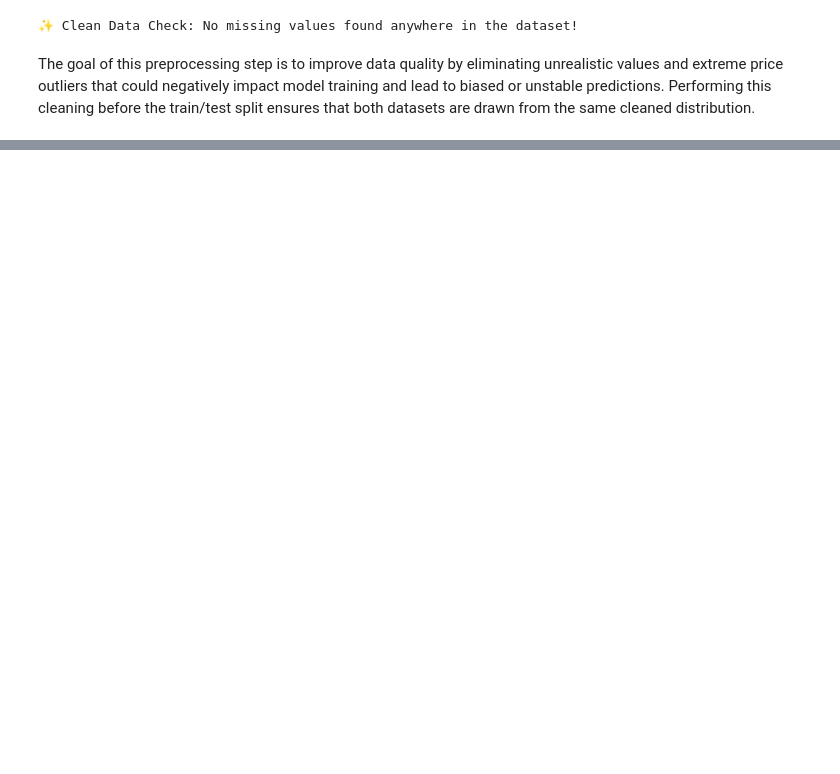
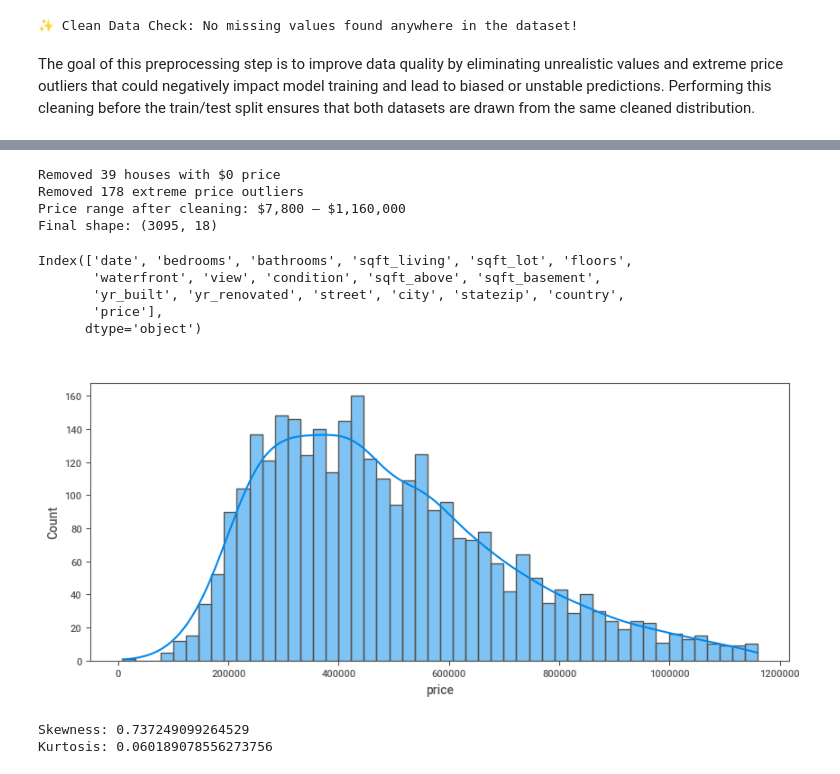
Before and after one commit to MaykInvest/House_Prices_Prediction, a Jupyter notebook: project.ipynb, the cells around one changed output, grey strips where cells are left out. Saved outputs shown, nothing was run; the diff lists cells and outputs as text; code cells hidden in the pictures; blank space fills up the shorter version.

Commit message:
split the data, did the EDA and feature engeneering and finish with the pipeline for today

```diff
--- a/project.ipynb
+++ b/project.ipynb
@@ -291,4 +285,4 @@ Number of duplicate rows Now: 0
 # this code will standardize the column names by replacing spaces with underscores, converting all characters to lowercase,
 # and stripping any leading or trailing whitespace from the column names in the DataFrame df. This is a common practice to ensure that column names
 # are consistent and easier to work with in code.
-df2.columns = (df2.columns.str.replace(' ', '_').str.lower().str.strip())
+dfc.columns = (dfc.columns.str.replace(' ', '_').str.lower().str.strip())
@@ -335,15 +339,17 @@ X_train, X_test, y_train, y_test = train_test_split(X, y, test_size=0.2, random_
 # %%
-# Calculate absolute counts and percentages of missing data per column
-missing_counts = df.isna().sum()
-missing_percentages = (df.isna().sum() / len(df)) * 100
+# Combine X_train and y_train into a single DataFrame for easier analysis
+train_full = X_train.copy()      # take the features-only train data
+train_full['price'] = y_train    # add the price column back, row-matched
 
-# Combine the results into a clean summary table
+# Now you can check missing values, run EDA, plot distributions, etc. on train_full
+missing_counts = train_full.isna().sum()
+missing_percentages = (train_full.isna().sum() / len(train_full) * 100).round(2)
+
 missing_data_summary = pd.DataFrame({
     'Total Missing': missing_counts,
     'Percentage (%)': missing_percentages
 })
 
-# Filter out the columns that are 100% clean so we can focus on the trouble areas
 trouble_columns = missing_data_summary[missing_data_summary['Total Missing'] > 0].sort_values(by='Total Missing', ascending=False)
 
 if trouble_columns.empty:
@@ -405,0 +365,47 @@ dtype: object
+# %%
+# dfr naming means "dataframe ready"
+# Step 1: Remove impossible prices — a house cannot cost $0
+before = train_full.shape[0]
+df_train = train_full[train_full['price'] > 0]
+print(f"Removed {before - df_train.shape[0]} houses with $0 price")
+
+# Step 2: Remove extreme price outliers using IQR method
+Q1 = df_train['price'].quantile(0.25)
+Q3 = df_train['price'].quantile(0.75)
+IQR = Q3 - Q1
+
+lower_bound = Q1 - 1.5 * IQR
+upper_bound = Q3 + 1.5 * IQR
+
+before = df_train.shape[0]
+df_train = df_train[(df_train['price'] >= lower_bound) & (df_train['price'] <= upper_bound)]
+print(f"Removed {before - df_train.shape[0]} extreme price outliers")
+print(f"Price range after cleaning: ${df_train['price'].min():,.0f} — ${df_train['price'].max():,.0f}")
+print(f"Final shape: {df_train.shape}")
+# %% [output]
+Removed 39 houses with $0 price
+Removed 178 extreme price outliers
+Price range after cleaning: $7,800 — $1,160,000
+Final shape: (3095, 18)
+# %%
+df_train.columns #Returns a list (Index object) containing the names of all columns in the DataFrame.
+# %% [output]
+Index(['date', 'bedrooms', 'bathrooms', 'sqft_living', 'sqft_lot', 'floors',
+       'waterfront', 'view', 'condition', 'sqft_above', 'sqft_basement',
+       'yr_built', 'yr_renovated', 'street', 'city', 'statezip', 'country',
+       'price'],
+      dtype='object')
+# %%
+#this plot tell us
+
+plt.figure(figsize=(10, 4))
+sns.histplot(df_train['price'], kde=True, bins=50)
+plt.title('Price Distribution (After Cleaning)')
+plt.show()
+
+print(f"Skewness: {df_train['price'].skew()}")  # check skewness — house prices are often right-skewed
+print(f"Kurtosis: {df_train['price'].kurtosis()}")  # check kurtosis — house prices often have heavy tails
+# %% [output]
+[figure, added]
+Skewness: 0.737249099264529
+Kurtosis: 0.060189078556273756
```
Also changed, not shown: parts of 23 cells of this notebook.
